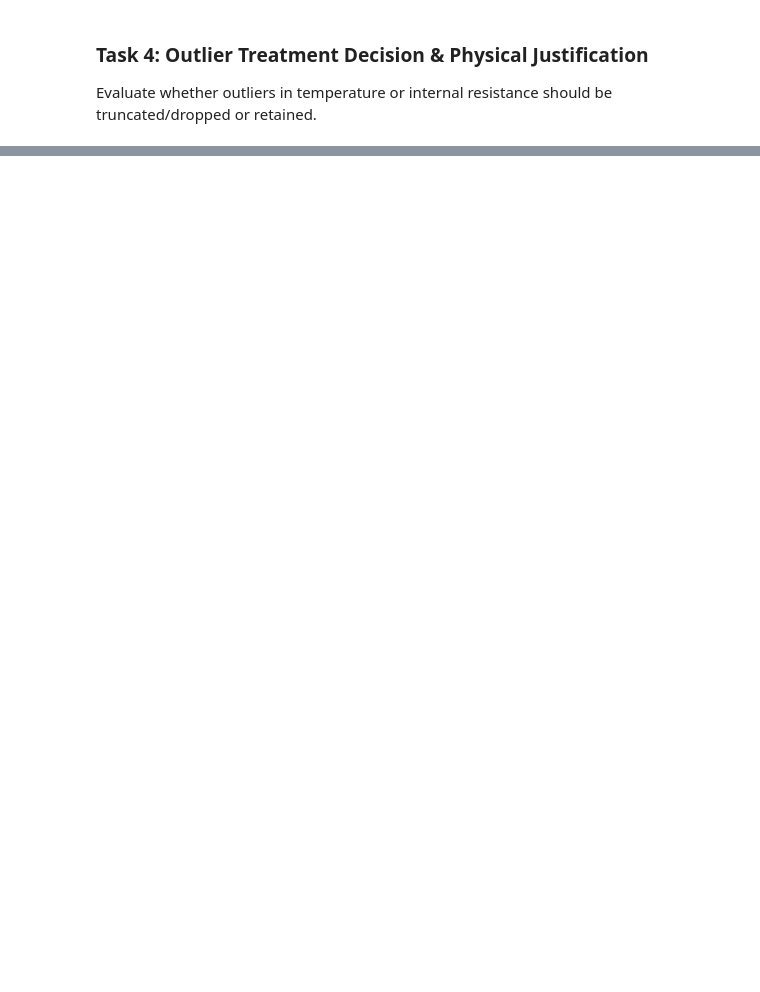
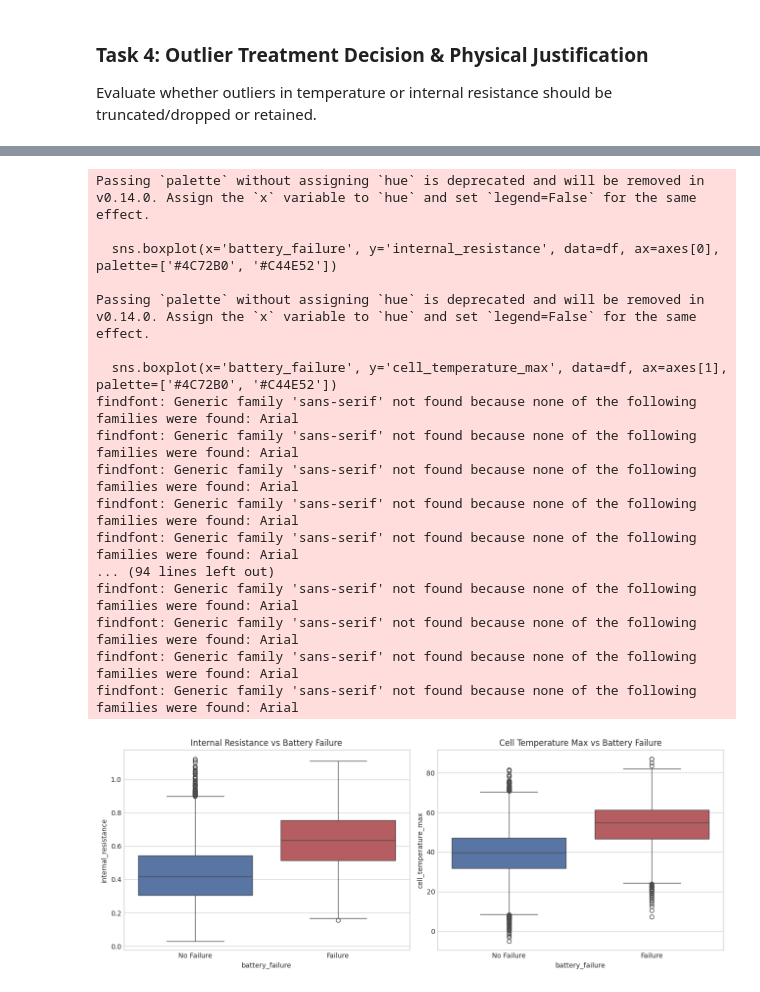
Before and after one commit to chenuka10/EV_Battery_PHM, a Jupyter notebook: notebooks/02_distributions_outliers_personB.ipynb, the cells around one changed output, grey strips where cells are left out. Saved outputs shown, nothing was run; the diff lists cells and outputs as text; code cells hidden in the pictures; blank space fills up the shorter version.

```diff
--- a/notebooks/02_distributions_outliers_personB.ipynb
+++ b/notebooks/02_distributions_outliers_personB.ipynb
@@ -70,0 +322,35 @@ Evaluate whether outliers in temperature or internal resistance should be trunca
+# %%
+# A closer look: how do failure rates trend for internal_resistance and
+# cell_temperature_max, split by failure outcome?
+fig, axes = plt.subplots(1, 2, figsize=(13, 5))
+
+sns.boxplot(x='battery_failure', y='internal_resistance', data=df, ax=axes[0], palette=['#4C72B0', '#C44E52'])
+axes[0].set_xticklabels(['No Failure', 'Failure'])
+axes[0].set_title('Internal Resistance vs Battery Failure')
+
+sns.boxplot(x='battery_failure', y='cell_temperature_max', data=df, ax=axes[1], palette=['#4C72B0', '#C44E52'])
+axes[1].set_xticklabels(['No Failure', 'Failure'])
+axes[1].set_title('Cell Temperature Max vs Battery Failure')
+
+plt.tight_layout()
+plt.savefig('plots_personB/task4_outliers_vs_failure.png')
+plt.show()
+# %% [output]
+Passing `palette` without assigning `hue` is deprecated and will be removed in v0.14.0. Assign the `x` variable to `hue` and set `legend=False` for the same effect.
+
+  sns.boxplot(x='battery_failure', y='internal_resistance', data=df, ax=axes[0], palette=['#4C72B0', '#C44E52'])
+
+Passing `palette` without assigning `hue` is deprecated and will be removed in v0.14.0. Assign the `x` variable to `hue` and set `legend=False` for the same effect.
+
+  sns.boxplot(x='battery_failure', y='cell_temperature_max', data=df, ax=axes[1], palette=['#4C72B0', '#C44E52'])
+findfont: Generic family 'sans-serif' not found because none of the following families were found: Arial
+findfont: Generic family 'sans-serif' not found because none of the following families were found: Arial
+findfont: Generic family 'sans-serif' not found because none of the following families were found: Arial
+findfont: Generic family 'sans-serif' not found because none of the following families were found: Arial
+findfont: Generic family 'sans-serif' not found because none of the following families were found: Arial
+... (94 lines left out)
+findfont: Generic family 'sans-serif' not found because none of the following families were found: Arial
+findfont: Generic family 'sans-serif' not found because none of the following families were found: Arial
+findfont: Generic family 'sans-serif' not found because none of the following families were found: Arial
+findfont: Generic family 'sans-serif' not found because none of the following families were found: Arial
+[figure, added]
```
Also changed, not shown: parts of 21 cells of this notebook.
